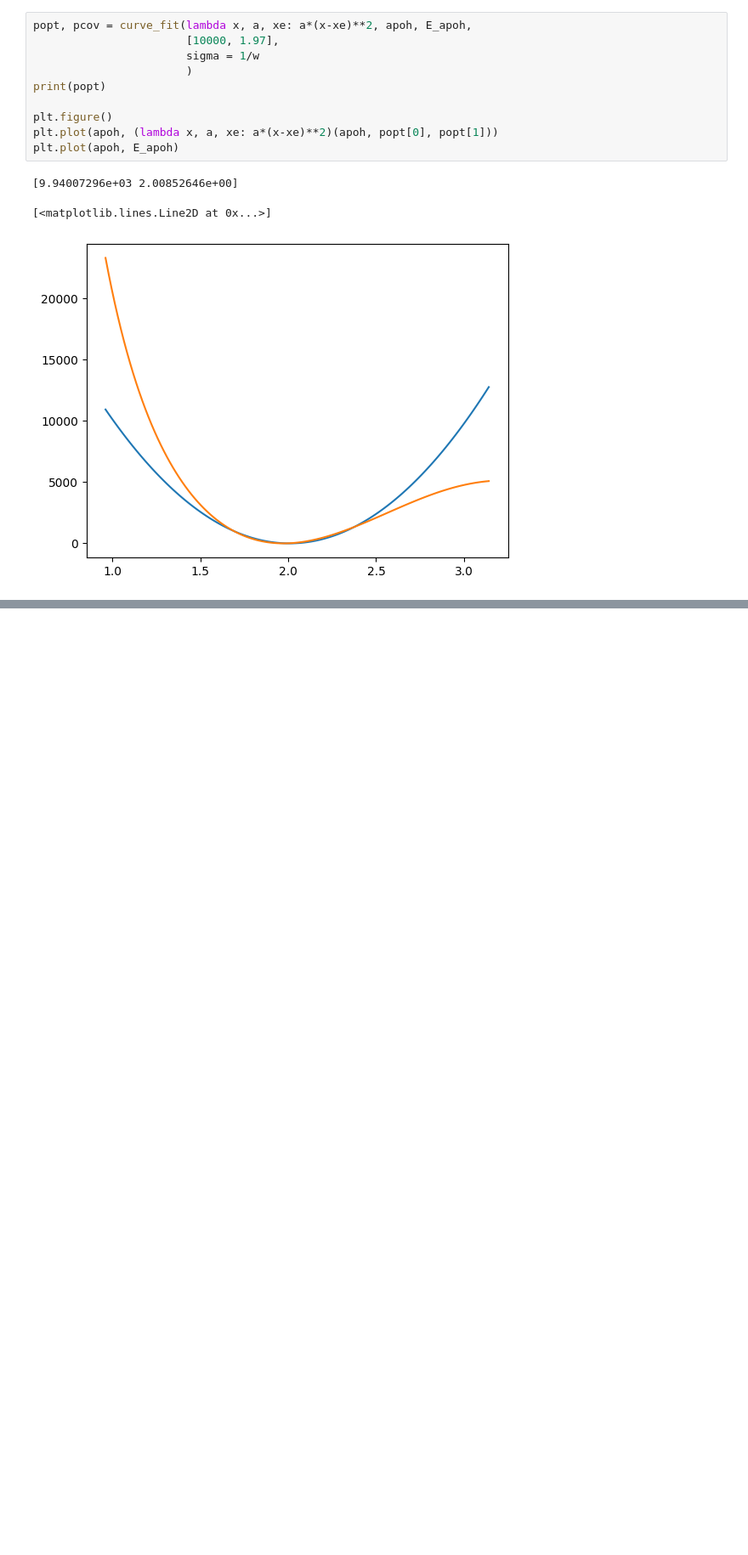
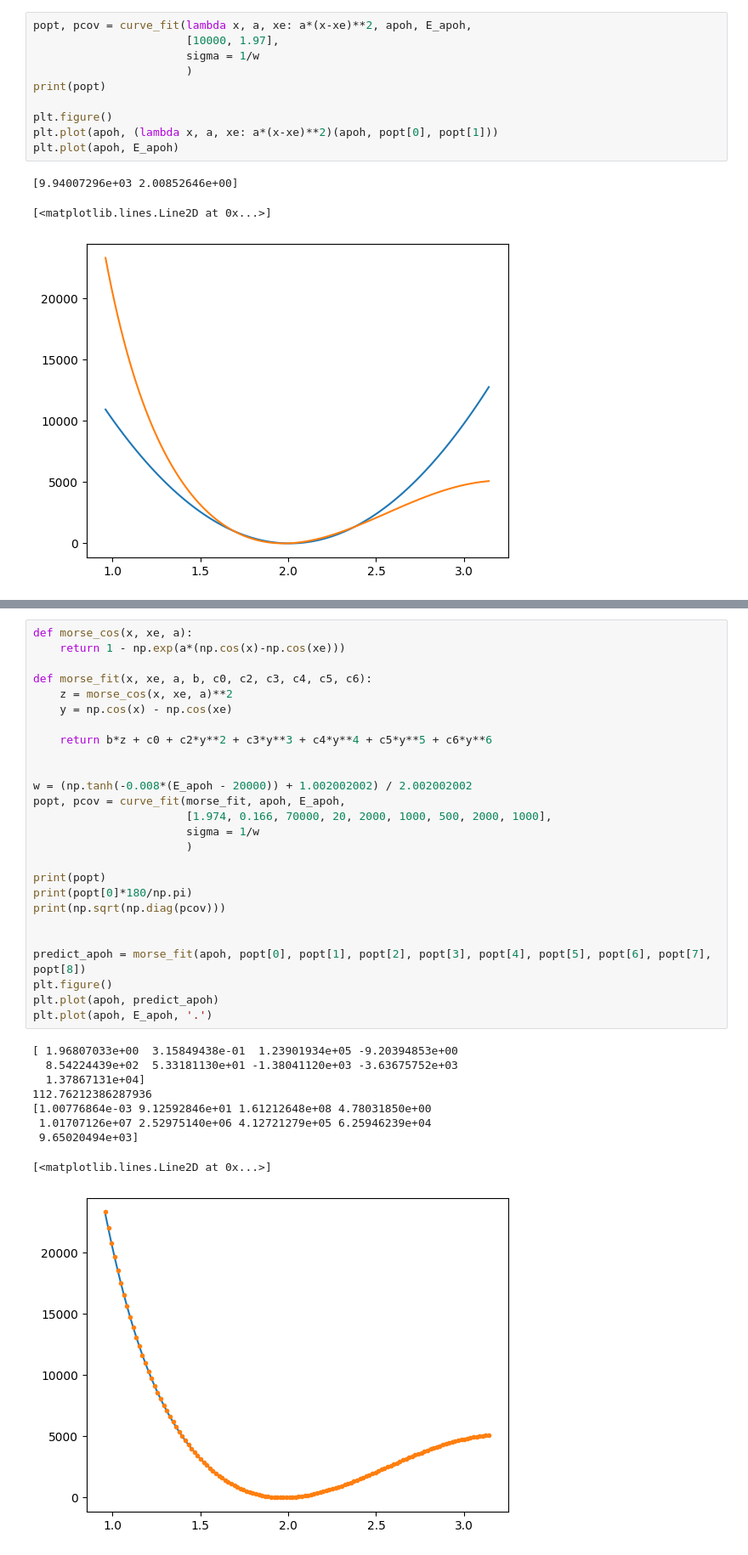
Before and after one commit to R-y-a-n-M-o-k/HOPO-Codes, a Jupyter notebook: potential_testfits/test_fits.ipynb, the cells around one changed output, grey strips where cells are left out. Shown at 85% size. Drawn from its saved outputs; the diff is of its cells as text; blank space fills up the shorter version.

```diff
--- a/potential_testfits/test_fits.ipynb
+++ b/potential_testfits/test_fits.ipynb
@@ -75,0 +80,36 @@ print(np.sqrt(np.sum(((E_apoh-predict_apoh)*(np.sqrt(w)))**2)/len(E_apoh)))
+# %%
+def morse_cos(x, xe, a):
+    return 1 - np.exp(a*(np.cos(x)-np.cos(xe)))
+
+def morse_fit(x, xe, a, b, c0, c2, c3, c4, c5, c6):
+    z = morse_cos(x, xe, a)**2
+    y = np.cos(x) - np.cos(xe)
+
+    return b*z + c0 + c2*y**2 + c3*y**3 + c4*y**4 + c5*y**5 + c6*y**6
+
+
+w = (np.tanh(-0.008*(E_apoh - 20000)) + 1.002002002) / 2.002002002
+popt, pcov = curve_fit(morse_fit, apoh, E_apoh,
+                       [1.974, 0.166, 70000, 20, 2000, 1000, 500, 2000, 1000],
+                       sigma = 1/w
+                       )
+
+print(popt)
+print(popt[0]*180/np.pi)
+print(np.sqrt(np.diag(pcov)))
+
+
+predict_apoh = morse_fit(apoh, popt[0], popt[1], popt[2], popt[3], popt[4], popt[5], popt[6], popt[7], popt[8])
+plt.figure()
+plt.plot(apoh, predict_apoh)
+plt.plot(apoh, E_apoh, '.')
+# %% [output]
+[ 1.96807033e+00  3.15849438e-01  1.23901934e+05 -9.20394853e+00
+  8.54224439e+02  5.33181130e+01 -1.38041120e+03 -3.63675752e+03
+  1.37867131e+04]
+112.76212386287936
+[1.00776864e-03 9.12592846e+01 1.61212648e+08 4.78031850e+00
+ 1.01707126e+07 2.52975140e+06 4.12721279e+05 6.25946239e+04
+ 9.65020494e+03]
+[<matplotlib.lines.Line2D at 0x...>]
+[figure, added]
```
Also changed, not shown: parts of 3 cells of this notebook.
